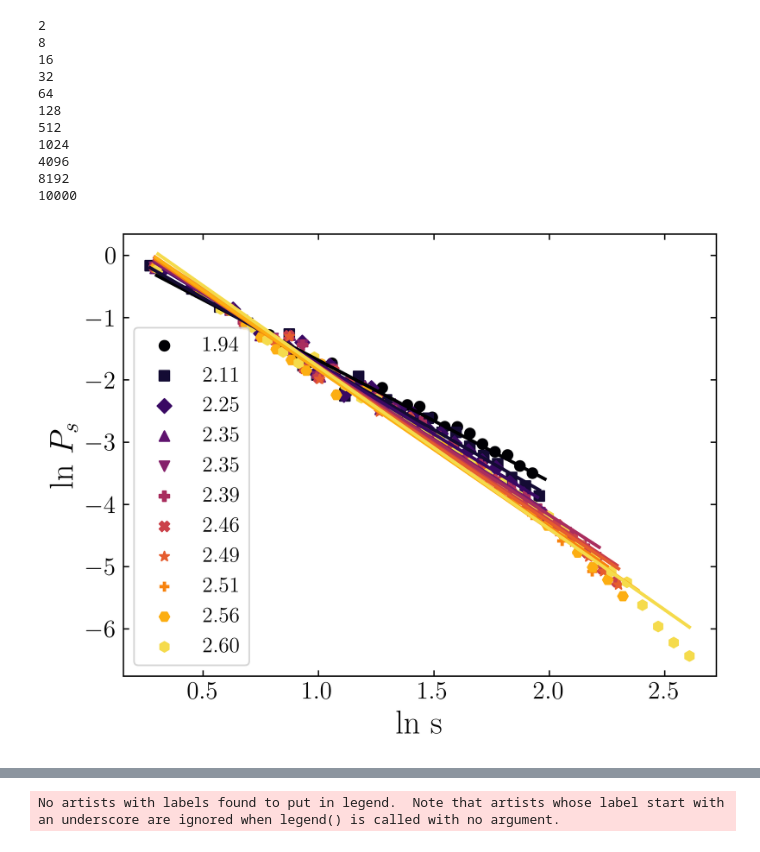
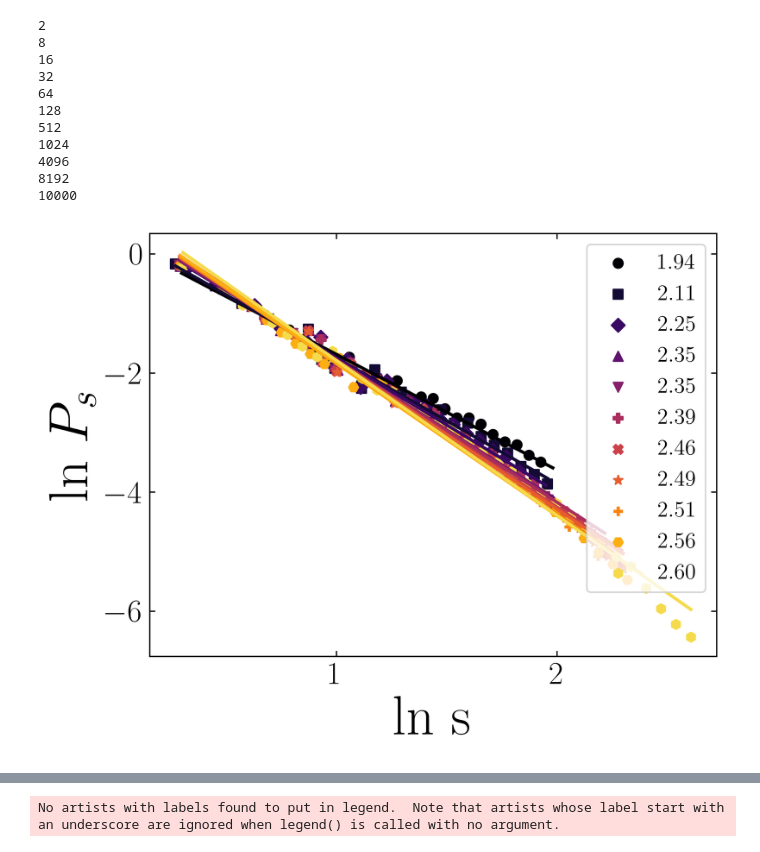
Before and after one commit to michaelsouza/dla-collagen, a Jupyter notebook: codigo_finalizado/avalanche_fibril.ipynb, the cells around one changed output, grey strips where cells are left out. Saved outputs shown, nothing was run; the diff lists cells and outputs as text; code cells hidden in the pictures.

```diff
--- a/codigo_finalizado/avalanche_fibril.ipynb
+++ b/codigo_finalizado/avalanche_fibril.ipynb
@@ -81,24 +81,28 @@ def analyse_data_ava(curve_data, curve_index, cut_x=2.75):
     # Return the regression results
     return slope, intercept, mse, r2, x, y, y_pred
 
-plt.rc('axes', titlesize=25)
-plt.rc('axes', labelsize=15)
+cmap = plt.get_cmap('inferno')
+plt.rcParams['axes.prop_cycle'] = plt.cycler(color=cmap(np.linspace(0, 1, 12)))
+markers = ['o', 's', 'D', '^', 'v', 'P', 'X', '*', '+', 'H', 'h']
+
+#### config dream
+plt.rcParams['text.usetex'] = True
+#plt.rc('axes', titlesize=20)
+plt.rc('axes', labelsize=20) ##tamanho do label
 plt.rc('lines', markersize=6)
 plt.rc('lines', linewidth=2)
 plt.rc('legend', loc='best')
 plt.rc('legend', fontsize=8)
-plt.rc('xtick', labelsize=10)
-plt.rc('ytick', labelsize=10)
+plt.rc('xtick', labelsize=13) ##tamanho dos numeros nos eixos
+plt.rc('ytick', labelsize=13)
 plt.rc('font', family='serif')
-
-cmap = plt.get_cmap('inferno')
-plt.rcParams['axes.prop_cycle'] = plt.cycler(color=cmap(np.linspace(0, 1, 12)))
-markers = ['o', 's', 'D', '^', 'v', 'P', 'X', '*', '+', 'H', 'h']
-plt.rcParams['text.usetex'] = True
 # %%
 # Define the list of specific numbers
 ts = [1024, 32,10000, 8192, 16, 4096, 2, 8, 128, 512, 64]
-
+plt.rc('axes', labelsize=35) ##tamanho do label
+plt.rc('xtick', labelsize=20) ##tamanho dos numeros nos eixos
+plt.rc('ytick', labelsize=20)
+plt.rc('legend', fontsize=14)
 specific_numbers = sorted(ts)  # Sort the list in ascending order
 gamma = np.loadtxt('/home/robert/Datas/gamma_ts.dat')
 
@@ -125,15 +129,6 @@ for file_name in dat_files:
 
 i = 0
 
-plt.rc('axes', titlesize=45)
-plt.rc('axes', labelsize=20)
-plt.rc('lines', markersize=6)
-plt.rc('lines', linewidth=2)
-plt.rc('legend', loc='best')
-plt.rc('legend', fontsize=13)
-plt.rc('xtick', labelsize=15)
-plt.rc('ytick', labelsize=15)
-plt.rc('font', family='serif')
 
 plt.figure(dpi = 600)
 # Iterate over specific numbers in ascending order
@@ -184,34 +179,34 @@ for file_number in specific_numbers[:]:
         data = np.loadtxt(file_path)
 
         # Separate the columns
         x = data[:, 0]
         y = data[:, 1]
 
         # Plot the curve
         plt.plot(x, y)
         i+=1
 
 # Adding labels and title
 plt.xlabel('ln s')
 plt.ylabel(r'ln $P_{s}$')
 
 # Criar uma legenda no canto inferior esquerdo
 plt.legend()
 plt.tick_params(direction='in', top=True, right=True, labeltop=False, labelright=False)
 plt.show()
 # %% [output]
 2
 8
 16
 32
 64
 128
 512
 1024
 4096
 8192
 10000
-[figure, old version]
+[figure, new version]
 # %%
 #### Data Cut
 folder_path = '/home/robert/Datas/Lep/'
```
Also changed, not shown: parts of 1 cell of this notebook, 16 other files.
